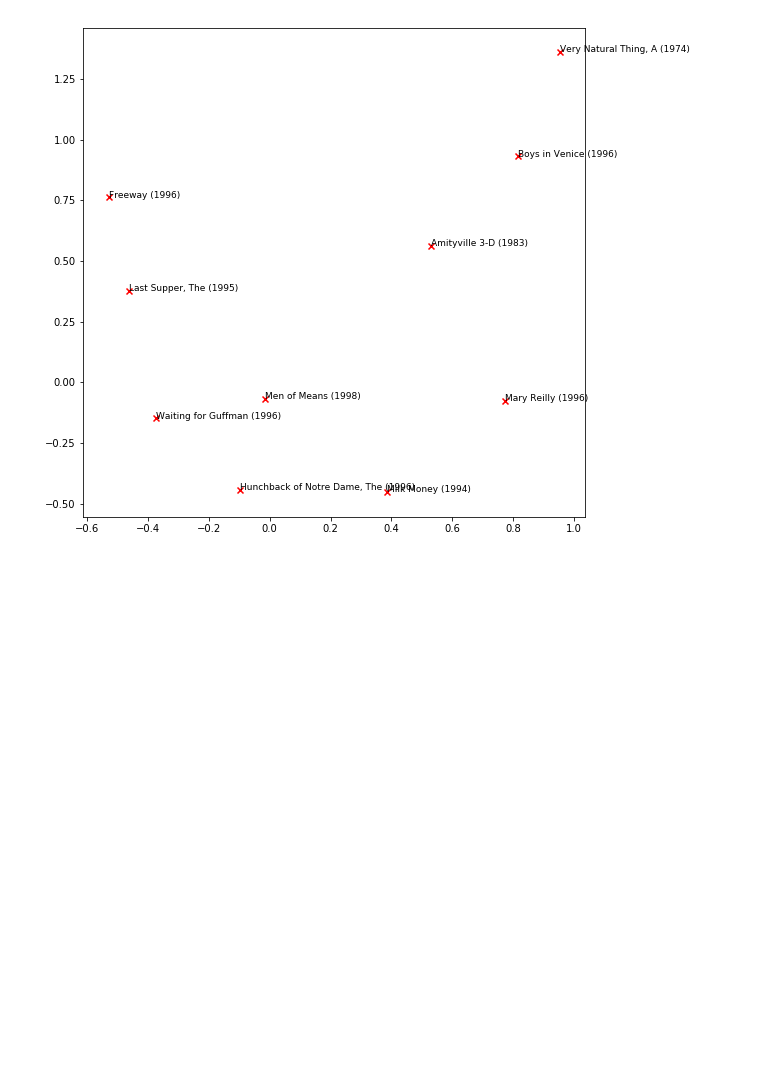
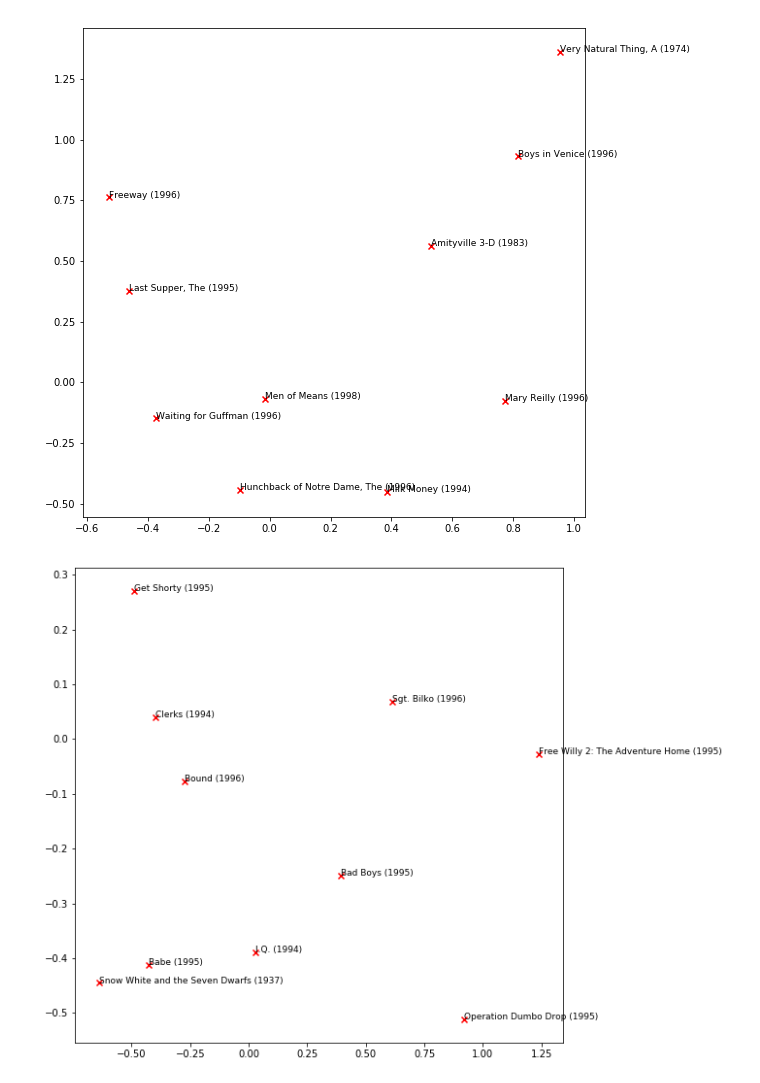
Before and after one commit to bquach17/MiniProject-2, a Jupyter notebook: Matrix_Factorization.ipynb, the cells around one changed output. Cells and saved outputs as stored; diff of their text form; code cells hidden in the pictures; blank space fills up the shorter version.

```diff
--- a/Matrix_Factorization.ipynb
+++ b/Matrix_Factorization.ipynb
@@ -227,3 +227,21 @@ for idx, i in enumerate(mov_i):
 plt.show()
 # %% [output]
 [figure]
+# %%
+# Find Adventure Movies 5th column
+IDs = []
+for i, line in enumerate(movies):
+    if int(line[4]):
+        IDs.append(i)
+mov_i = random.sample(range(0, len(IDs)), 10)
+
+names = movies[:,1][mov_i]
+plt.figure(figsize=(9,9))
+for idx, i in enumerate(mov_i):
+    x = V_proj[0,:][i]
+    y = V_proj[1,:][i]
+    plt.scatter(x, y, marker='x', color='red')
+    plt.text(x, y, names[idx], fontsize=9)
+plt.show()
+# %% [output]
+[figure, added]
```
